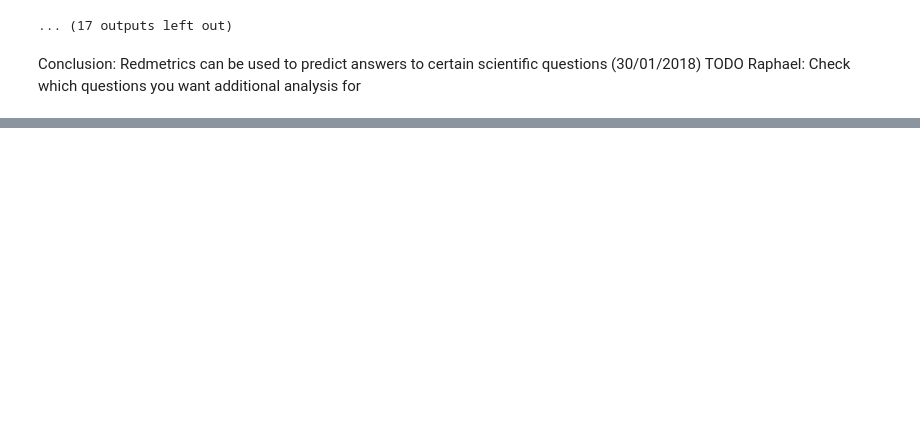
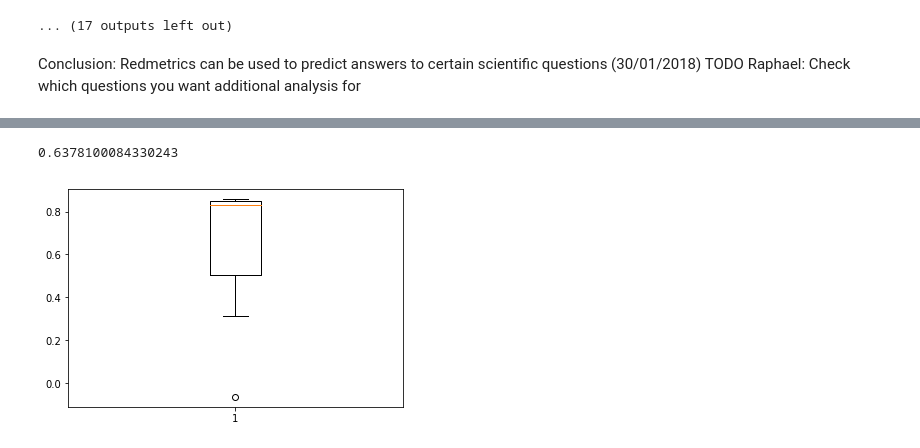
Before and after one commit to CyberCRI/dataanalysis-herocoli-redmetrics, a Jupyter notebook: v1.52/Data mining/Classification.ipynb, the cells around one changed output, grey strips where cells are left out. Saved outputs shown, nothing was run; the diff lists cells and outputs as text; code cells hidden in the pictures; blank space fills up the shorter version.

```diff
--- a/v1.52/Data mining/Classification.ipynb
+++ b/v1.52/Data mining/Classification.ipynb
@@ -339,0 +385,23 @@ Index([           'sessionsCount',               'scoreafter',
+# %%
+# Remove id
+anonymousData = gameAndCorrectedAfterDataClassif.drop("anonymousID", axis = 1)
+
+# Get features and target
+features = pd.concat([anonymousData.loc[:,"sessionsCount":"maxChapter"], anonymousData.loc[:,"gameInterest":"androidPlay"]], axis=1)
+target = anonymousData.loc[:,["Q1", "Q2", "Q3", "Q4", "Q5", "Q6", "Q7", "Q9", "Q10", "Q15", "Q16", "Q19", "Q20"]].astype(int).sum(axis=1)
+
+# Add polynomial features
+secondDegreeFeatures = preprocessing.PolynomialFeatures(degree=2, interaction_only=False, include_bias=True)
+features = secondDegreeFeatures.fit_transform(features)
+
+# Center and scale data
+features = preprocessing.scale(features)
+# %%
+# Run Lasso regression with cross-validation
+model = Lasso()
+scores = cross_val_score(model, features, target, cv=10)
+boxplot(scores)
+scores.mean()
+# %% [output]
+0.6378100084330243
+[figure, added]
```
Also changed, not shown: parts of 38 cells of this notebook, 1 other file.
